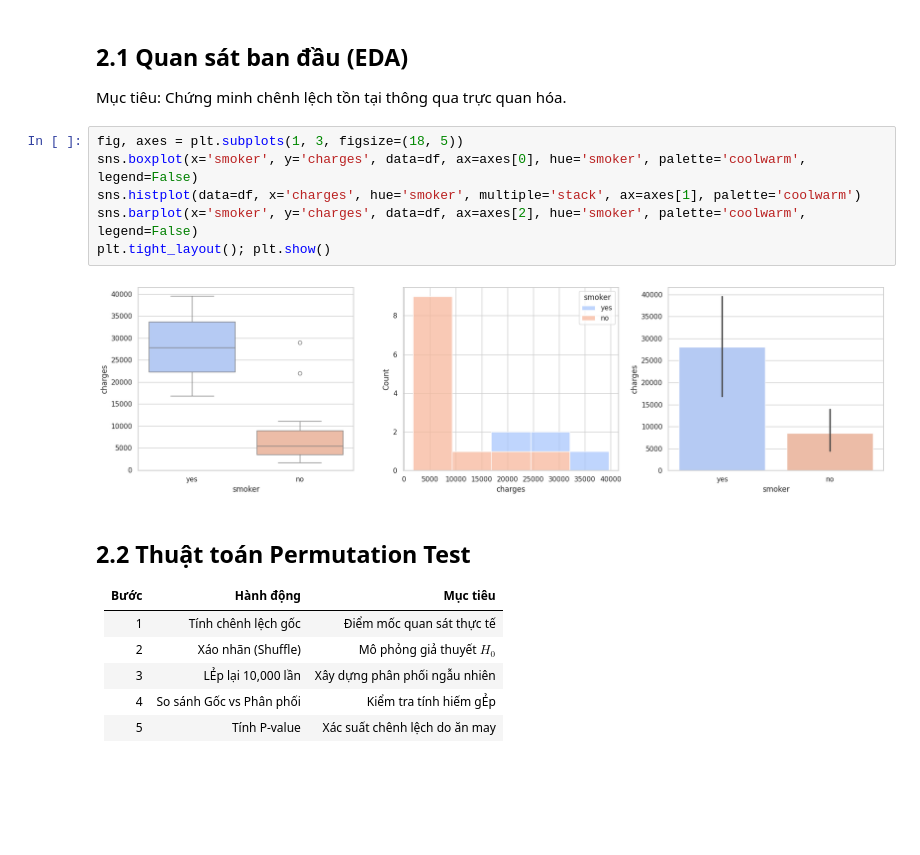
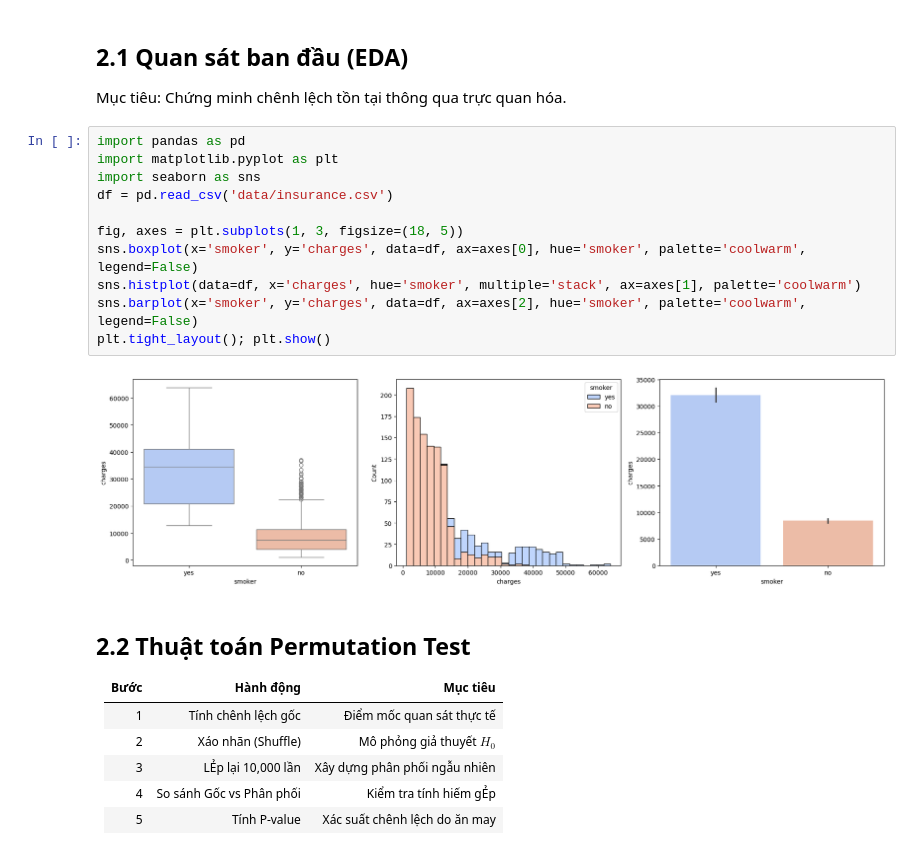
Before and after one commit to Bubusr/MSA-Resampling-Methods, a Jupyter notebook: experiments/2_Hypothesis_Testing.ipynb, the cells around one changed output. Drawn from its saved outputs; the diff is of its cells as text; blank space fills up the shorter version.

```diff
--- a/experiments/2_Hypothesis_Testing.ipynb
+++ b/experiments/2_Hypothesis_Testing.ipynb
@@ -32,13 +60,18 @@ print(f'✅ Done: {path}')
 ## 2.1 Quan sát ban đầu (EDA)
 Mục tiêu: Chứng minh chênh lệch tồn tại thông qua trực quan hóa.
 # %%
+import pandas as pd
+import matplotlib.pyplot as plt
+import seaborn as sns
+df = pd.read_csv('data/insurance.csv')
+
 fig, axes = plt.subplots(1, 3, figsize=(18, 5))
 sns.boxplot(x='smoker', y='charges', data=df, ax=axes[0], hue='smoker', palette='coolwarm', legend=False)
 sns.histplot(data=df, x='charges', hue='smoker', multiple='stack', ax=axes[1], palette='coolwarm')
 sns.barplot(x='smoker', y='charges', data=df, ax=axes[2], hue='smoker', palette='coolwarm', legend=False)
 plt.tight_layout(); plt.show()
 # %% [output]
-[figure, old version]
+[figure, new version]
 # %% [markdown]
 ## 2.2 Thuật toán Permutation Test
 | Bước | Hành động | Mục tiêu |
```
Also changed, not shown: parts of 8 cells of this notebook.
